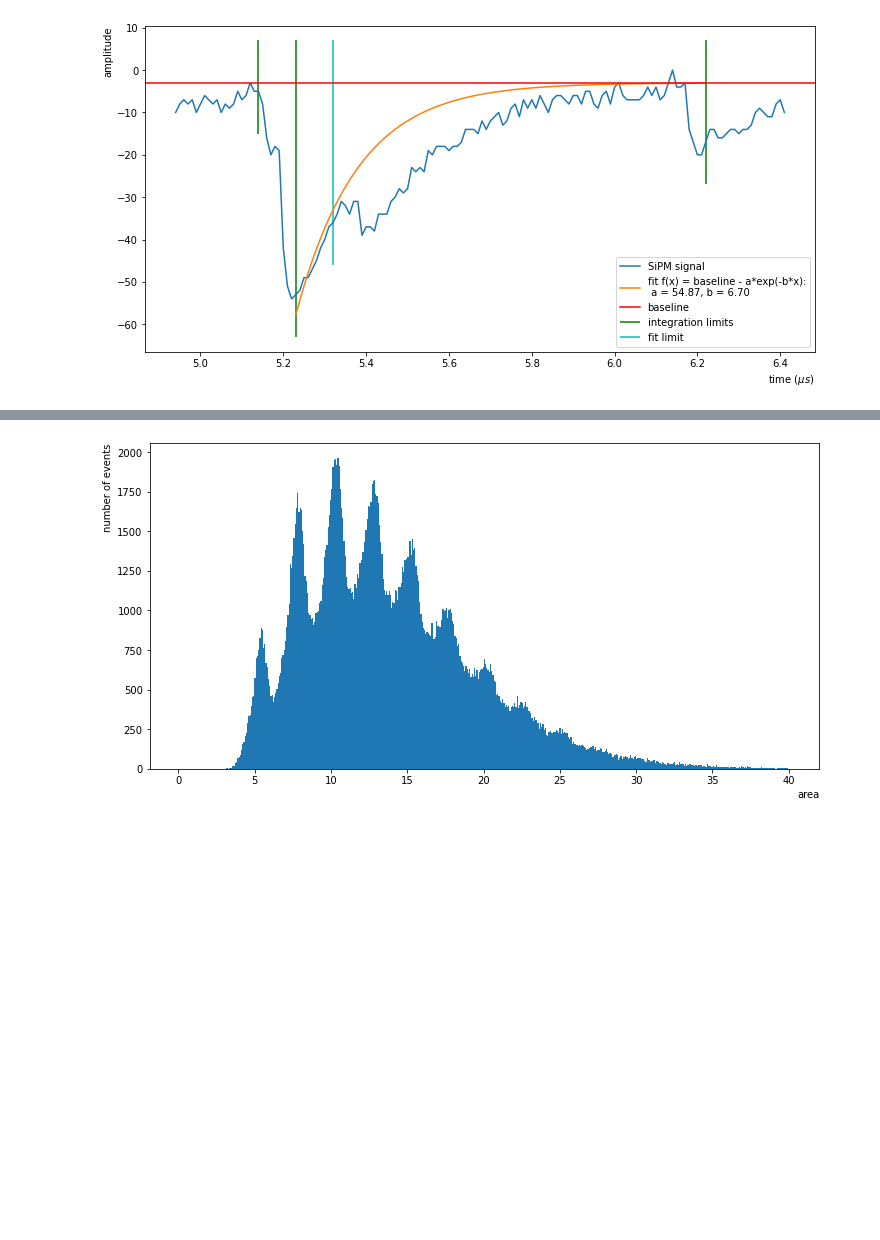
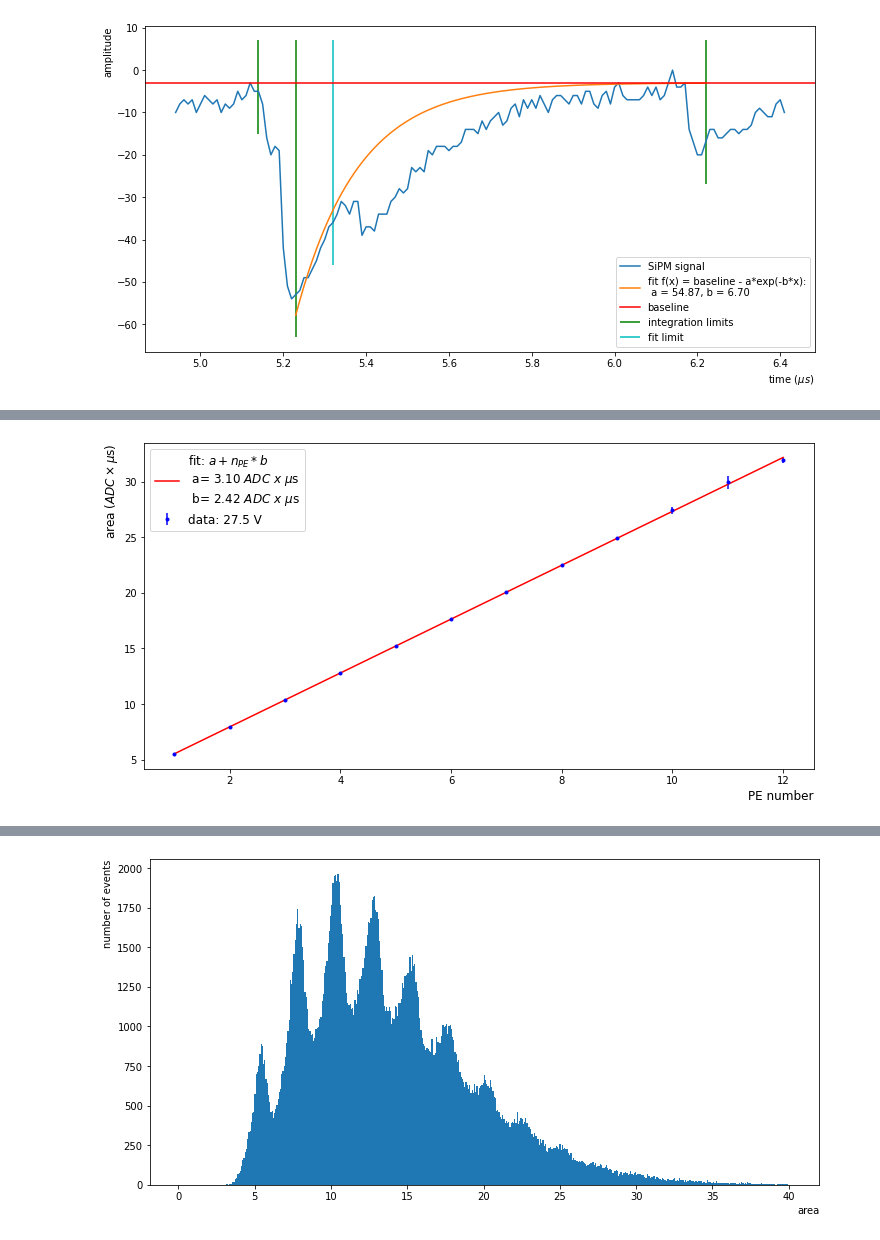
Before and after one commit to valerioda/abalone, a Jupyter notebook: process_sipm_signals_dled.ipynb, the cells around one changed output, grey strips where cells are left out. Cells and saved outputs as stored; diff of their text form; code cells hidden in the pictures; blank space fills up the shorter version.

```diff
--- a/process_sipm_signals_dled.ipynb
+++ b/process_sipm_signals_dled.ipynb
@@ -101 +61,5 @@ def histo_fit(peaks_integral, a = 1, b = 15, bins = 100, plot = False):
+# %%
+par = psu.fit_pe(pe,pe_err)
+# %% [output]
+[figure, added]
 # %%
```
Also changed, not shown: parts of 4 cells of this notebook, 1 other file.
